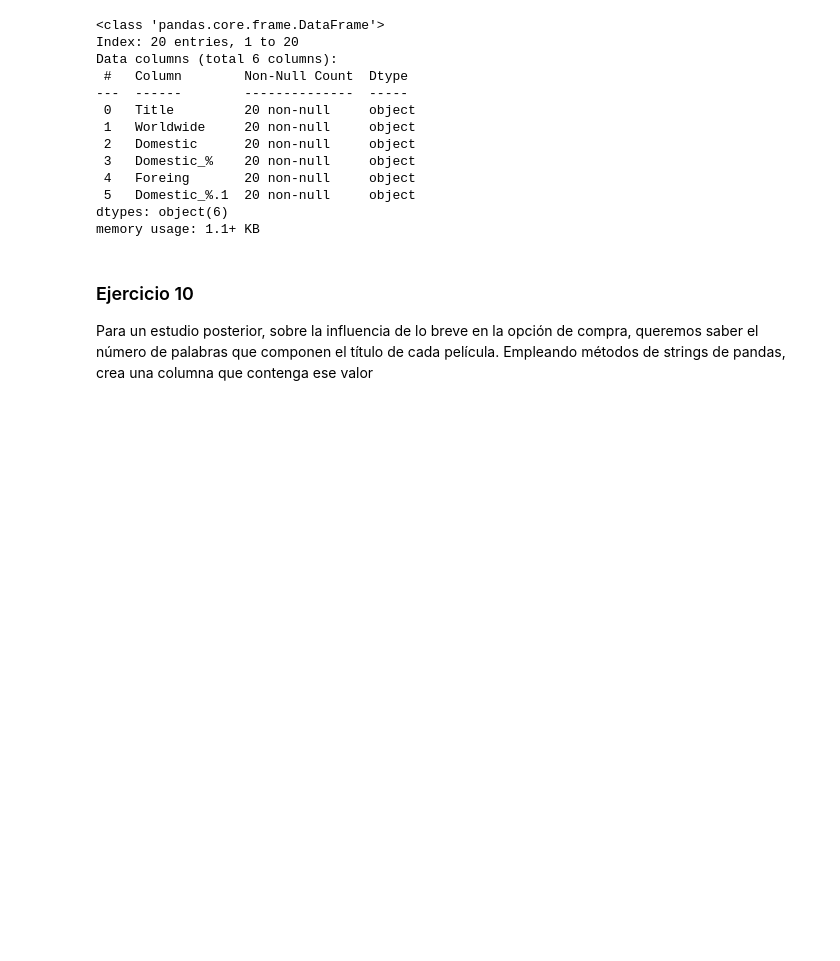
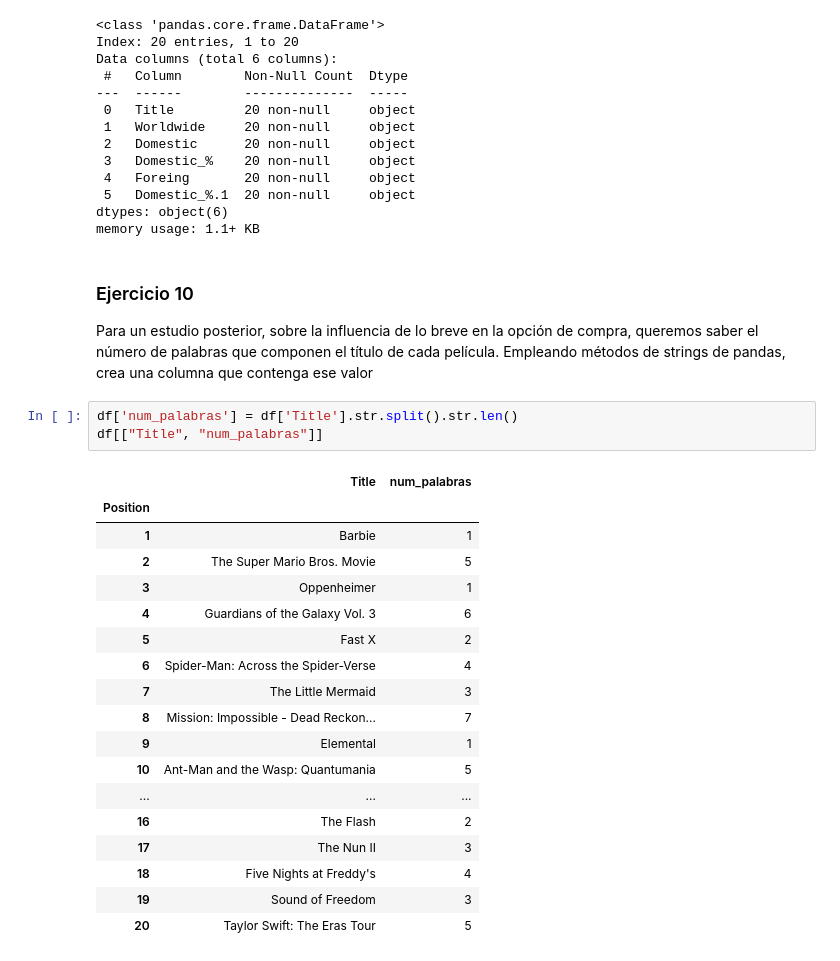
Before and after one commit to njisly/online_ds_thebridge_Nur, a Jupyter notebook: ejercicios/03_Analisis_de_Datos/Sprint_05/Unidad_01/Ejercicios_Workout/11_Ejercicio_Transformacion_Texto_Fechas.ipynb, the cells around one changed output. Saved outputs shown, nothing was run; the diff lists cells and outputs as text; blank space fills up the shorter version.

```diff
--- a/ejercicios/03_Analisis_de_Datos/Sprint_05/Unidad_01/Ejercicios_Workout/11_Ejercicio_Transformacion_Texto_Fechas.ipynb
+++ b/ejercicios/03_Analisis_de_Datos/Sprint_05/Unidad_01/Ejercicios_Workout/11_Ejercicio_Transformacion_Texto_Fechas.ipynb
@@ -273,3 +273,25 @@ memory usage: 1.1+ KB
 ### Ejercicio 10
 
 Para un estudio posterior, sobre la influencia de lo breve en la opción de compra, queremos saber el número de palabras que componen el título de cada película. Empleando métodos de strings de pandas, crea una columna que contenga ese valor
+# %%
+df['num_palabras'] = df['Title'].str.split().str.len()
+df[["Title", "num_palabras"]]
+# %% [output]
+|  | Title | num_palabras |
+| Position |  |  |
+| 1 | Barbie | 1 |
+| 2 | The Super Mario Bros. Movie | 5 |
+| 3 | Oppenheimer | 1 |
+| 4 | Guardians of the Galaxy Vol. 3 | 6 |
+| 5 | Fast X | 2 |
+| 6 | Spider-Man: Across the Spider-Verse | 4 |
+| 7 | The Little Mermaid | 3 |
+| 8 | Mission: Impossible - Dead Reckon... | 7 |
+| 9 | Elemental | 1 |
+| 10 | Ant-Man and the Wasp: Quantumania | 5 |
+| ... | ... | ... |
+| 16 | The Flash | 2 |
+| 17 | The Nun II | 3 |
+| 18 | Five Nights at Freddy's | 4 |
+| 19 | Sound of Freedom | 3 |
+| 20 | Taylor Swift: The Eras Tour | 5 |
```
Also changed, not shown: 7 other files.
